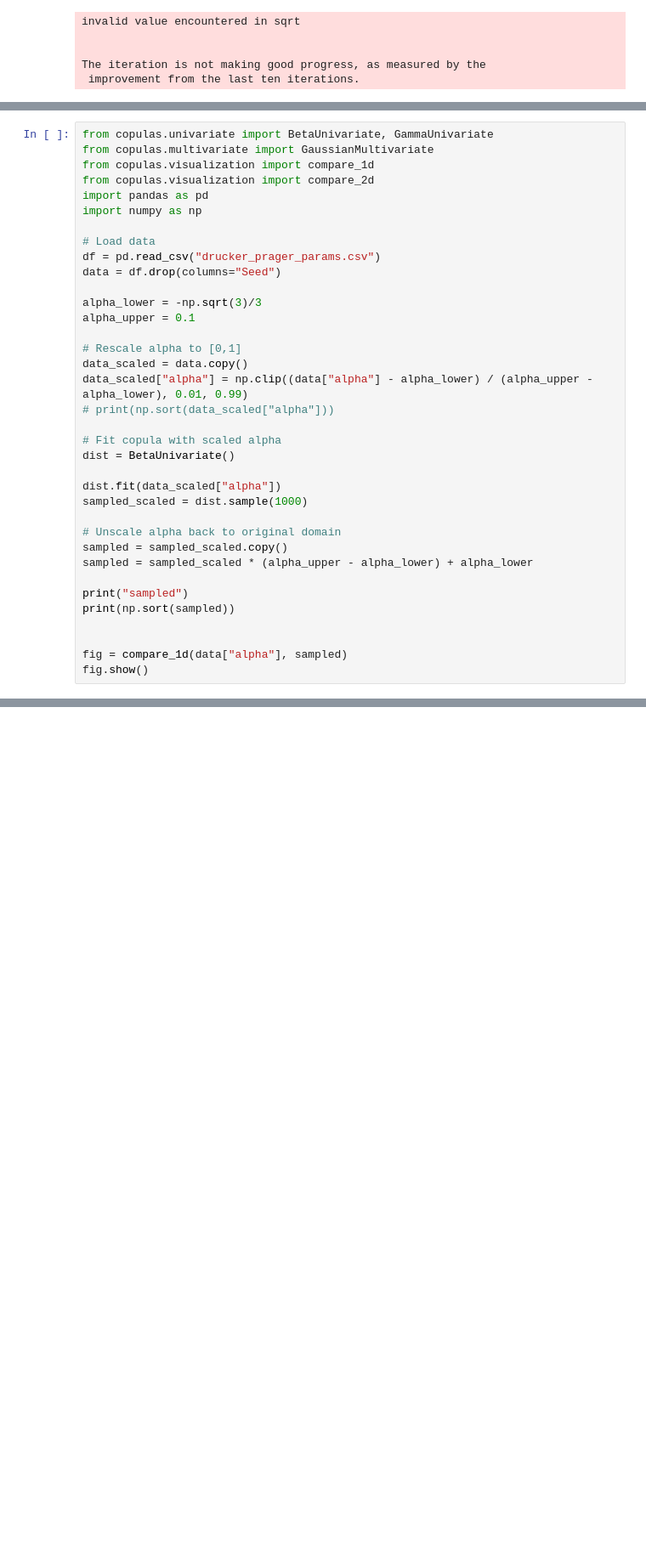
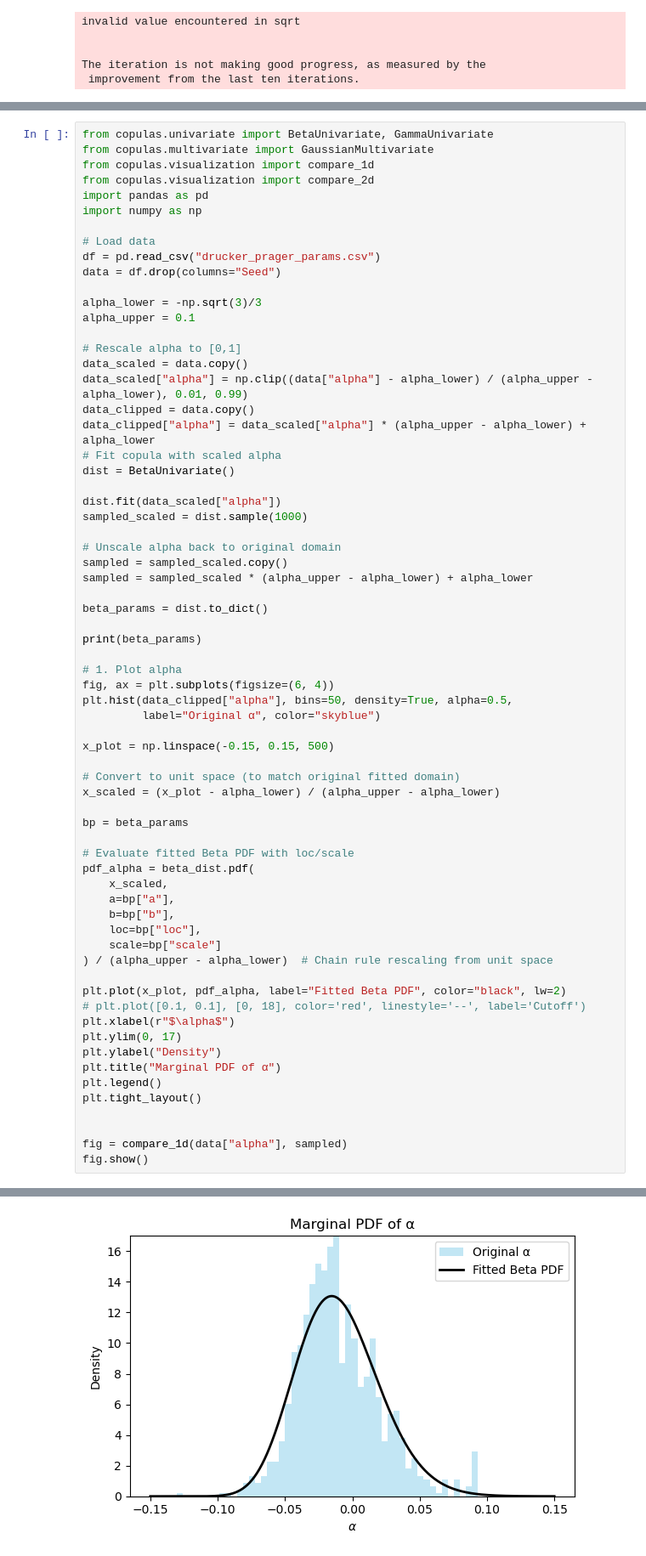
Before and after one commit to abon11/Graphene_Strength_Surface, a Jupyter notebook: copulas.ipynb, the cells around one changed output, grey strips where cells are left out. Shown: that part at 85% size. Cells and saved outputs as stored; diff of their text form; blank space fills up the shorter version.

```diff
--- a/copulas.ipynb
+++ b/copulas.ipynb
@@ -260,8 +261,8 @@ alpha_upper = 0.1
 # Rescale alpha to [0,1]
 data_scaled = data.copy()
 data_scaled["alpha"] = np.clip((data["alpha"] - alpha_lower) / (alpha_upper - alpha_lower), 0.01, 0.99)
-# print(np.sort(data_scaled["alpha"]))
-
+data_clipped = data.copy()
+data_clipped["alpha"] = data_scaled["alpha"] * (alpha_upper - alpha_lower) + alpha_lower
 # Fit copula with scaled alpha
 dist = BetaUnivariate()
 
@@ -272,8 +273,39 @@ sampled_scaled = dist.sample(1000)
 sampled = sampled_scaled.copy()
 sampled = sampled_scaled * (alpha_upper - alpha_lower) + alpha_lower
 
-print("sampled")
-print(np.sort(sampled))
+beta_params = dist.to_dict()
+
+print(beta_params)
+
+# 1. Plot alpha
+fig, ax = plt.subplots(figsize=(6, 4))
+plt.hist(data_clipped["alpha"], bins=50, density=True, alpha=0.5,
+         label="Original α", color="skyblue")
+
+x_plot = np.linspace(-0.15, 0.15, 500)
+
+# Convert to unit space (to match original fitted domain)
+x_scaled = (x_plot - alpha_lower) / (alpha_upper - alpha_lower)
+
+bp = beta_params
+
+# Evaluate fitted Beta PDF with loc/scale
+pdf_alpha = beta_dist.pdf(
+    x_scaled,
+    a=bp["a"],
+    b=bp["b"],
+    loc=bp["loc"],
+    scale=bp["scale"]
+) / (alpha_upper - alpha_lower)  # Chain rule rescaling from unit space
+
+plt.plot(x_plot, pdf_alpha, label="Fitted Beta PDF", color="black", lw=2)
+# plt.plot([0.1, 0.1], [0, 18], color='red', linestyle='--', label='Cutoff')
+plt.xlabel(r"$\alpha$")
+plt.ylim(0, 17)
+plt.ylabel("Density")
+plt.title("Marginal PDF of α")
+plt.legend()
+plt.tight_layout()
 
 
 fig = compare_1d(data["alpha"], sampled)
@@ -299,5 +315,6 @@ sampled
 invalid value encountered in sqrt
 
 
 The iteration is not making good progress, as measured by the
  improvement from the last ten iterations.
+[figure, added]
```
Also changed, not shown: parts of 14 cells of this notebook, 1 other file.
